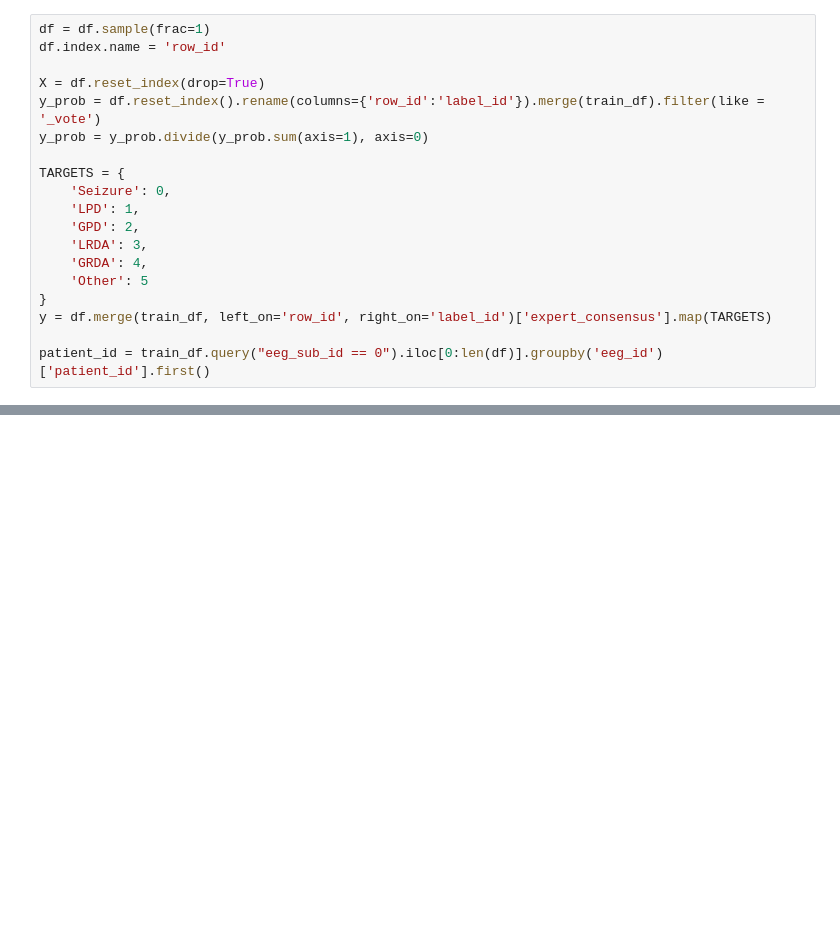
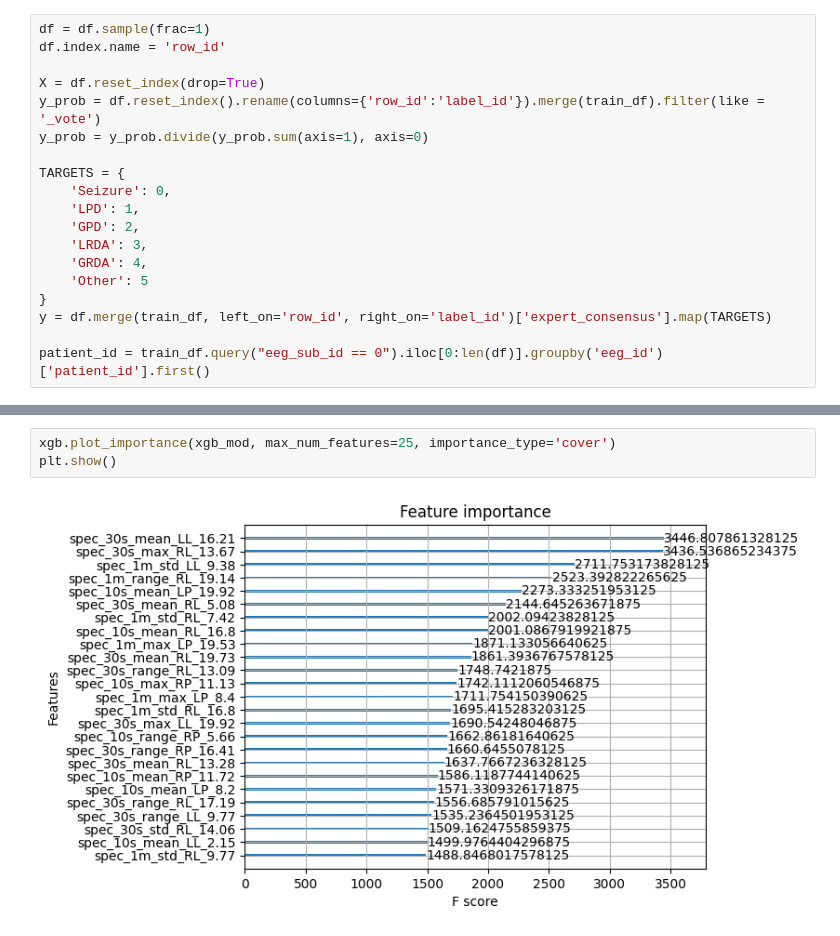
Before and after one commit to JacobSharples/HMS-Harmful-Brain-Activity-Classification-2024, a Jupyter notebook: correlation-of-spectrogram-data.ipynb, the cells around one changed output, grey strips where cells are left out. Cells and saved outputs as stored; diff of their text form; blank space fills up the shorter version.

```diff
--- a/correlation-of-spectrogram-data.ipynb
+++ b/correlation-of-spectrogram-data.ipynb
@@ -275,0 +343,5 @@ plt.show()
+# %%
+xgb.plot_importance(xgb_mod, max_num_features=25, importance_type='cover')
+plt.show()
+# %% [output]
+[figure, added]
```
Also changed, not shown: parts of 11 cells of this notebook.
